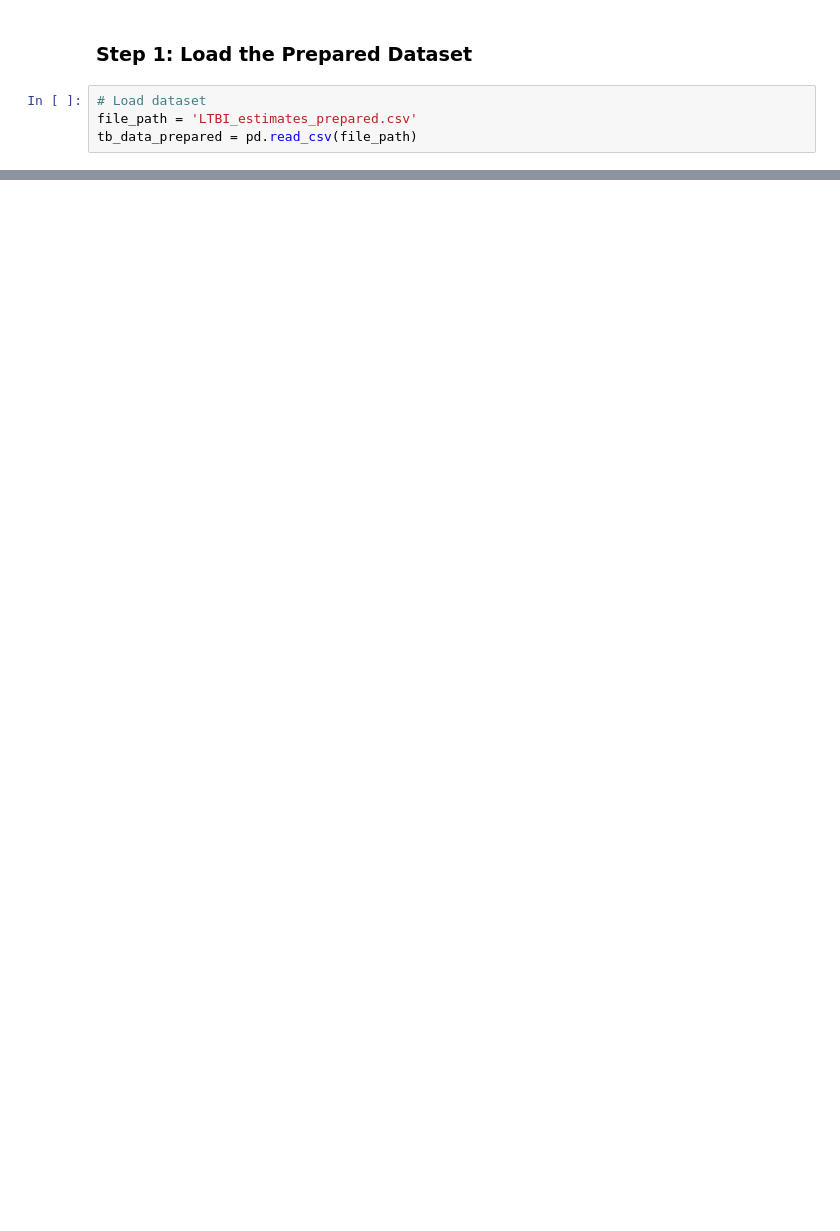
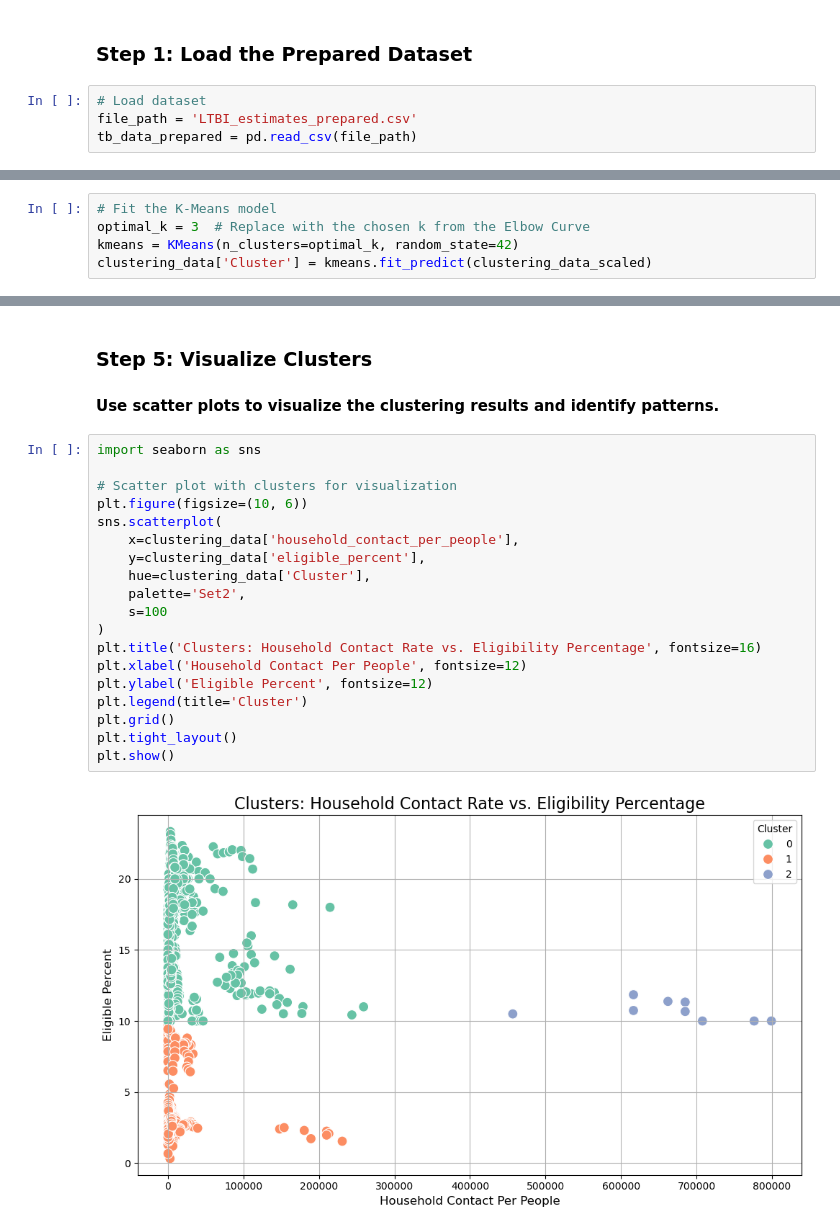
Before and after one commit to mnazhar13/DataAnalyticsProject, a Jupyter notebook: LTBI-estimates-Workbook.ipynb, the cells around one changed output, grey strips where cells are left out. Cells and saved outputs as stored; diff of their text form; blank space fills up the shorter version.

```diff
--- a/LTBI-estimates-Workbook.ipynb
+++ b/LTBI-estimates-Workbook.ipynb
@@ -328,0 +566,5 @@ plt.show()
+# %%
+# Fit the K-Means model
+optimal_k = 3  # Replace with the chosen k from the Elbow Curve
+kmeans = KMeans(n_clusters=optimal_k, random_state=42)
+clustering_data['Cluster'] = kmeans.fit_predict(clustering_data_scaled)
@@ -328,0 +597,25 @@ plt.show()
+# %% [markdown]
+### Step 5: Visualize Clusters
+
+#### Use scatter plots to visualize the clustering results and identify patterns.
+# %%
+import seaborn as sns
+
+# Scatter plot with clusters for visualization
+plt.figure(figsize=(10, 6))
+sns.scatterplot(
+    x=clustering_data['household_contact_per_people'],
+    y=clustering_data['eligible_percent'],
+    hue=clustering_data['Cluster'],
+    palette='Set2',
+    s=100
+)
+plt.title('Clusters: Household Contact Rate vs. Eligibility Percentage', fontsize=16)
+plt.xlabel('Household Contact Per People', fontsize=12)
+plt.ylabel('Eligible Percent', fontsize=12)
+plt.legend(title='Cluster')
+plt.grid()
+plt.tight_layout()
+plt.show()
+# %% [output]
+[figure, added]
```
Also changed, not shown: parts of 47 cells of this notebook.
